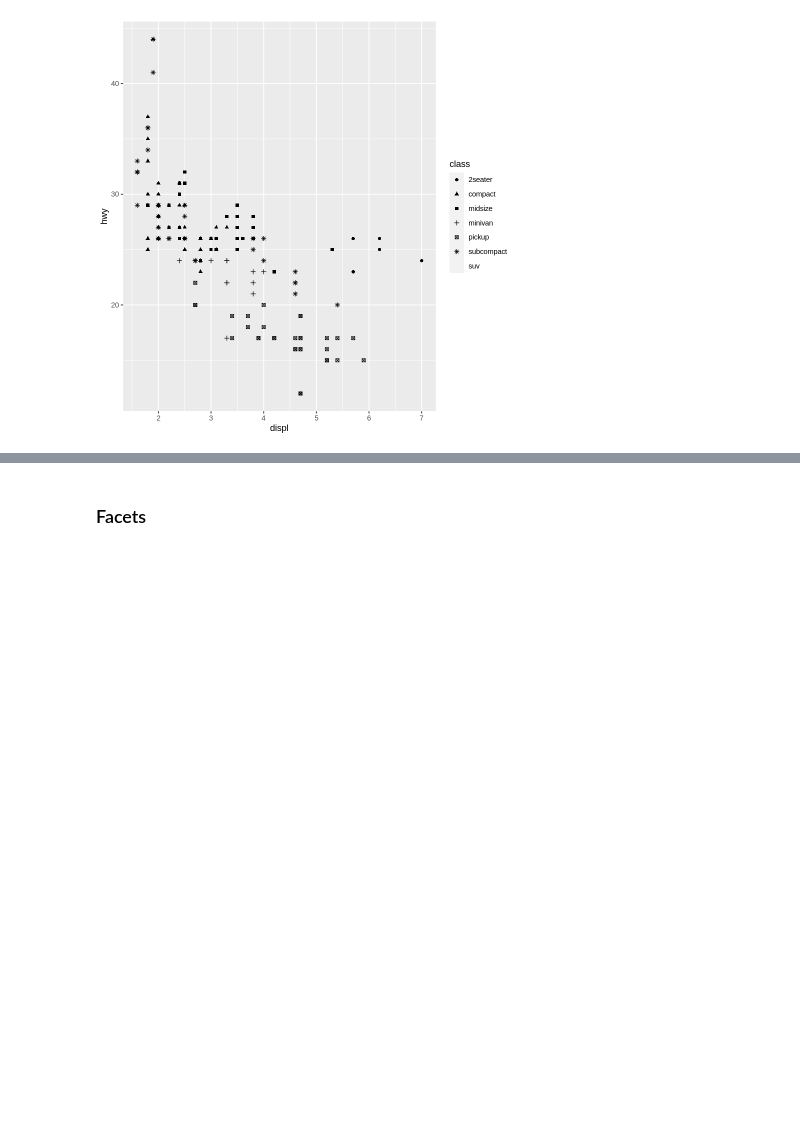
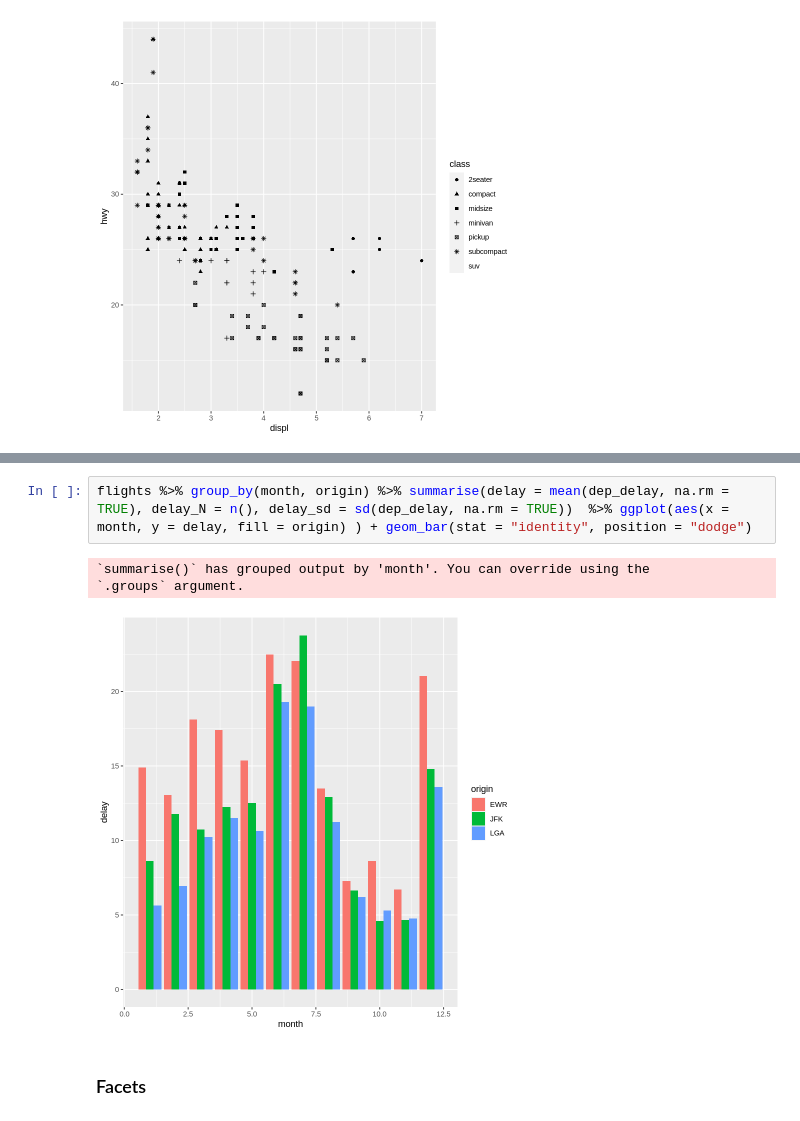
Before and after one commit to ikwak2/testrepository, a Jupyter notebook: R4df_1.ipynb, the cells around one changed output, grey strips where cells are left out. Cells and saved outputs as stored; diff of their text form; blank space fills up the shorter version.

```diff
--- a/R4df_1.ipynb
+++ b/R4df_1.ipynb
@@ -523,3 +584,9 @@ Warning message:
+# %%
+flights %>% group_by(month, origin) %>% summarise(delay = mean(dep_delay, na.rm = TRUE), delay_N = n(), delay_sd = sd(dep_delay, na.rm = TRUE))  %>% ggplot(aes(x = month, y = delay, fill = origin) ) + geom_bar(stat = "identity", position = "dodge")
+# %% [output]
+`summarise()` has grouped output by 'month'. You can override using the
+`.groups` argument.
+[figure, added]
 # %% [markdown]
 ### Facets
 # %%
```
Also changed, not shown: parts of 10 cells of this notebook.
